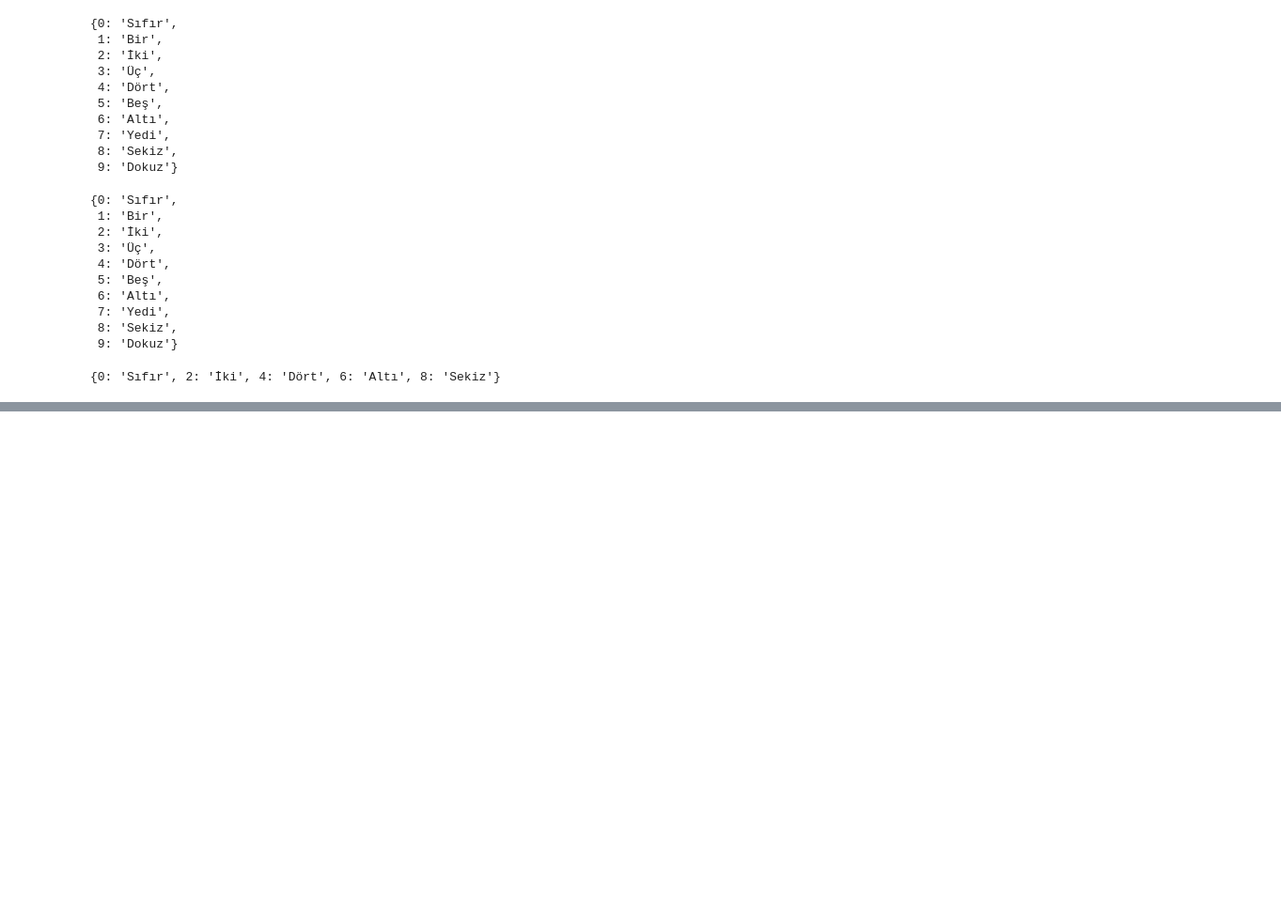
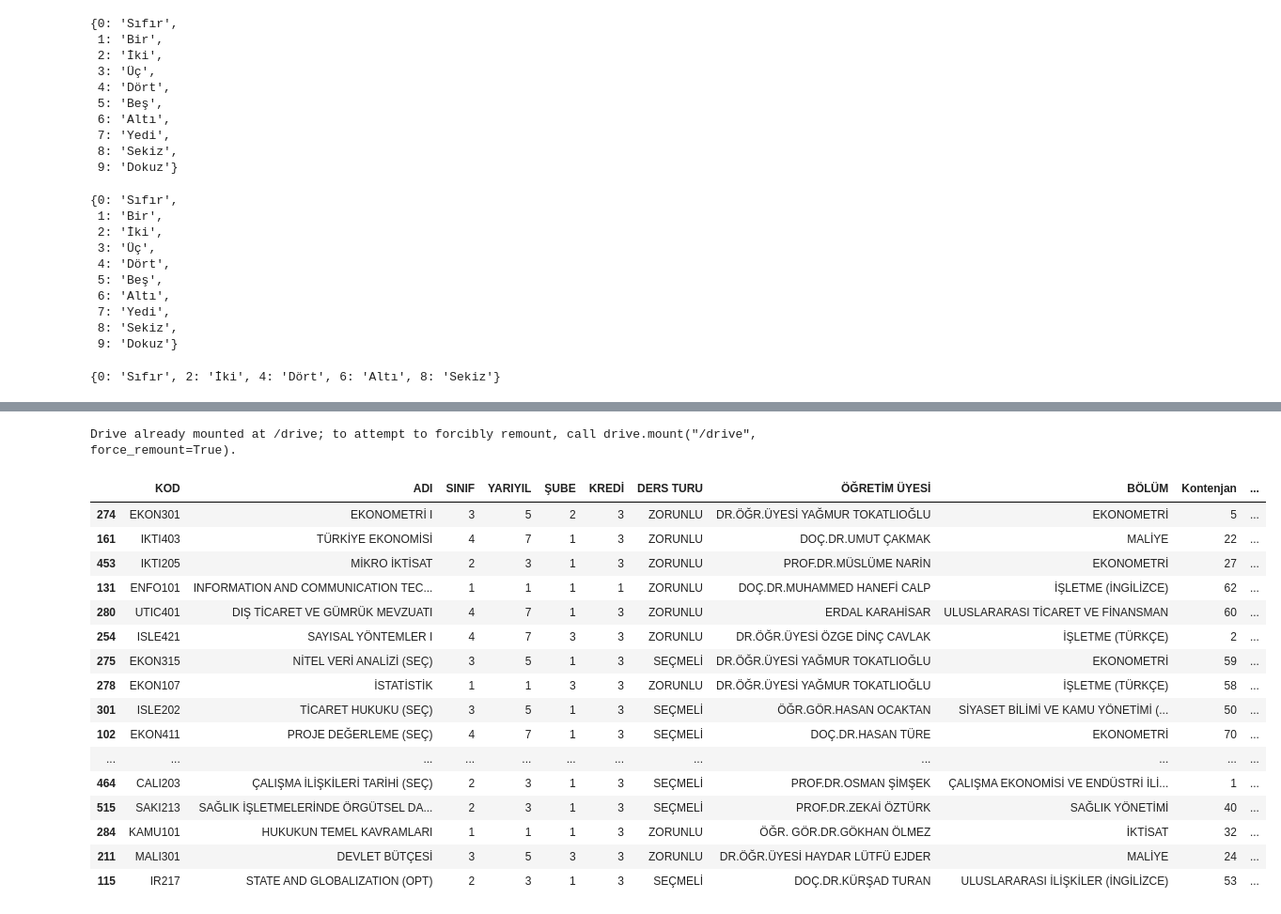
Before and after one commit to MMBAYAR/IMAT23, a Jupyter notebook: i_pg23_hafta6.ipynb, the cells around one changed output, grey strips where cells are left out. Shown at 94% size. Drawn from its saved outputs; the diff is of its cells as text; code cells hidden in the pictures; blank space fills up the shorter version.

Commit message:
Colaboratory kullanılarak oluşturuldu

```diff
--- a/i_pg23_hafta6.ipynb
+++ b/i_pg23_hafta6.ipynb
@@ -1291,3 +1291,27 @@ değer = ['Sıfır','Bir','İki','Üç','Dört','Beş','Altı','Yedi','Sekiz','D
 {i:değer[i] for i in range(len(değer)) if i % 2 == 0}
 # %% [output]
 {0: 'Sıfır', 2: 'İki', 4: 'Dört', 6: 'Altı', 8: 'Sekiz'}
+# %%
+asal = list()
+
+i = 0
+
+while i < 100:
+
+  while i == 2:
+    asal.append(i)
+    break
+
+  while i > 2:
+    k = 0
+    j = 0
+    while j in range(len(asal)):
+      k += (i % asal[j] == 0)
+      j += 1
+    while k == 0:
+      asal.append(i)
+      break
+    break
+  i += 1
+
+asal
@@ -1293,0 +1336,29 @@ değer = ['Sıfır','Bir','İki','Üç','Dört','Beş','Altı','Yedi','Sekiz','D
+# %%
+from google.colab import drive
+drive.mount('/drive')
+
+import pandas as pd
+
+df = pd.read_excel('/drive/MyDrive/Proctor/2223F.xlsx',sheet_name='LİSTE')
+df.columns = [i for i in pd.read_excel('/drive/MyDrive/Proctor/2223F.xlsx',sheet_name='LİSTE').columns]
+
+df.sample(frac=1).head(30)
+# %% [output]
+Drive already mounted at /drive; to attempt to forcibly remount, call drive.mount("/drive", force_remount=True).
+|  | KOD | ADI | SINIF | YARIYIL | ŞUBE | KREDİ | DERS TURU | ÖĞRETİM ÜYESİ | BÖLÜM | Kontenjan | ... |
+| 274 | EKON301 | EKONOMETRİ I | 3 | 5 | 2 | 3 | ZORUNLU | DR.ÖĞR.ÜYESİ YAĞMUR TOKATLIOĞLU | EKONOMETRİ | 5 | ... |
+| 161 | IKTI403 | TÜRKİYE EKONOMİSİ | 4 | 7 | 1 | 3 | ZORUNLU | DOÇ.DR.UMUT ÇAKMAK | MALİYE | 22 | ... |
+| 453 | IKTI205 | MİKRO İKTİSAT | 2 | 3 | 1 | 3 | ZORUNLU | PROF.DR.MÜSLÜME NARİN | EKONOMETRİ | 27 | ... |
+| 131 | ENFO101 | INFORMATION AND COMMUNICATION TEC... | 1 | 1 | 1 | 1 | ZORUNLU | DOÇ.DR.MUHAMMED HANEFİ CALP | İŞLETME (İNGİLİZCE) | 62 | ... |
+| 280 | UTIC401 | DIŞ TİCARET VE GÜMRÜK MEVZUATI | 4 | 7 | 1 | 3 | ZORUNLU | ERDAL KARAHİSAR | ULUSLARARASI TİCARET VE FİNANSMAN | 60 | ... |
+| 254 | ISLE421 | SAYISAL YÖNTEMLER I | 4 | 7 | 3 | 3 | ZORUNLU | DR.ÖĞR.ÜYESİ ÖZGE DİNÇ CAVLAK | İŞLETME (TÜRKÇE) | 2 | ... |
+| 275 | EKON315 | NİTEL VERİ ANALİZİ (SEÇ) | 3 | 5 | 1 | 3 | SEÇMELİ | DR.ÖĞR.ÜYESİ YAĞMUR TOKATLIOĞLU | EKONOMETRİ | 59 | ... |
+| 278 | EKON107 | İSTATİSTİK | 1 | 1 | 3 | 3 | ZORUNLU | DR.ÖĞR.ÜYESİ YAĞMUR TOKATLIOĞLU | İŞLETME (TÜRKÇE) | 58 | ... |
+| 301 | ISLE202 | TİCARET HUKUKU (SEÇ) | 3 | 5 | 1 | 3 | SEÇMELİ | ÖĞR.GÖR.HASAN OCAKTAN | SİYASET BİLİMİ VE KAMU YÖNETİMİ (... | 50 | ... |
+| 102 | EKON411 | PROJE DEĞERLEME (SEÇ) | 4 | 7 | 1 | 3 | SEÇMELİ | DOÇ.DR.HASAN TÜRE | EKONOMETRİ | 70 | ... |
+| ... | ... | ... | ... | ... | ... | ... | ... | ... | ... | ... | ... |
+| 464 | CALI203 | ÇALIŞMA İLİŞKİLERİ TARİHİ (SEÇ) | 2 | 3 | 1 | 3 | SEÇMELİ | PROF.DR.OSMAN ŞİMŞEK | ÇALIŞMA EKONOMİSİ VE ENDÜSTRİ İLİ... | 1 | ... |
+| 515 | SAKI213 | SAĞLIK İŞLETMELERİNDE ÖRGÜTSEL DA... | 2 | 3 | 1 | 3 | SEÇMELİ | PROF.DR.ZEKAİ ÖZTÜRK | SAĞLIK YÖNETİMİ | 40 | ... |
+| 284 | KAMU101 | HUKUKUN TEMEL KAVRAMLARI | 1 | 1 | 1 | 3 | ZORUNLU | ÖĞR. GÖR.DR.GÖKHAN ÖLMEZ | İKTİSAT | 32 | ... |
+| 211 | MALI301 | DEVLET BÜTÇESİ | 3 | 5 | 3 | 3 | ZORUNLU | DR.ÖĞR.ÜYESİ HAYDAR LÜTFÜ EJDER | MALİYE | 24 | ... |
+| 115 | IR217 | STATE AND GLOBALIZATION (OPT) | 2 | 3 | 1 | 3 | SEÇMELİ | DOÇ.DR.KÜRŞAD TURAN | ULUSLARARASI İLİŞKİLER (İNGİLİZCE) | 53 | ... |
```
Also changed, not shown: parts of 3 cells of this notebook.
